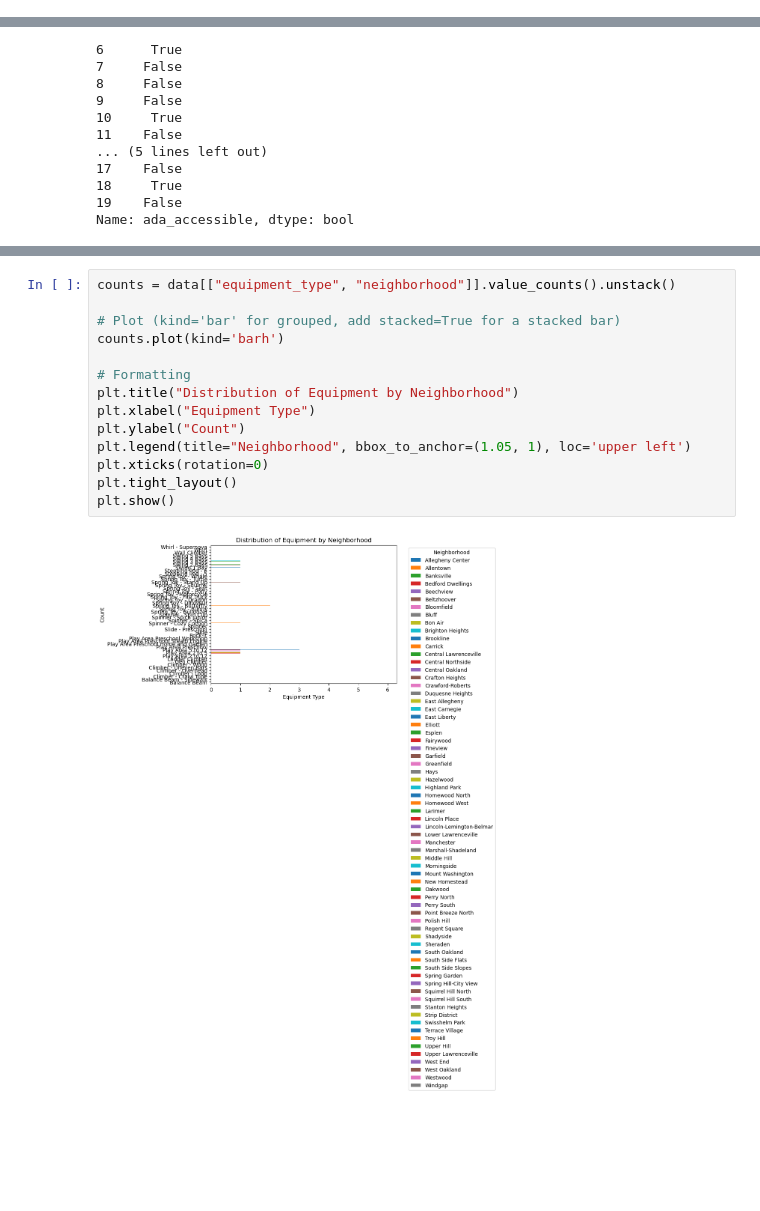
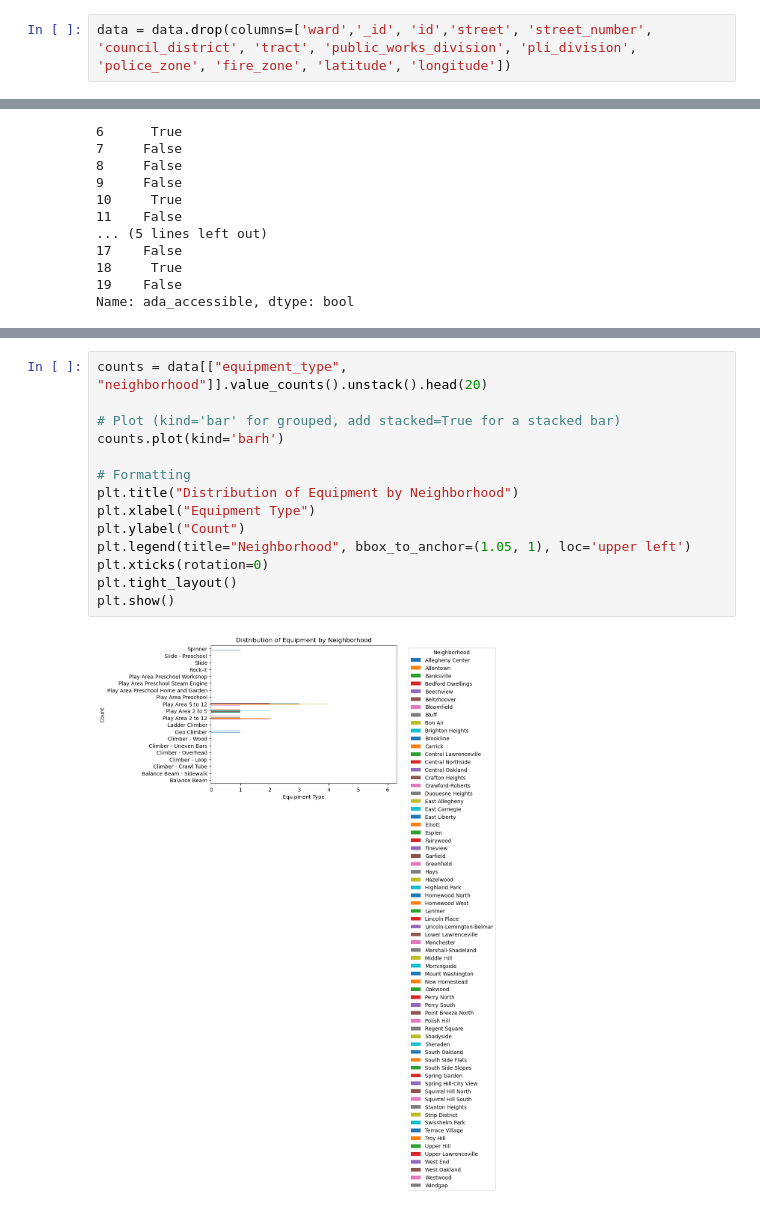
Before and after one commit to worldofrs/BigIdeas-best-PGH-neighborhoods, a Jupyter notebook: RS-playground-equipment-eda.ipynb, the cells around one changed output, grey strips where cells are left out. Cells and saved outputs as stored; diff of their text form; blank space fills up the shorter version.

```diff
--- a/RS-playground-equipment-eda.ipynb
+++ b/RS-playground-equipment-eda.ipynb
@@ -26,6 +26,8 @@ data.sample(10)
 data.shape
 # %% [output]
 (445, 19)
+# %%
+data = data.drop(columns=['ward','_id', 'id','street', 'street_number', 'council_district', 'tract', 'public_works_division', 'pli_division', 'police_zone', 'fire_zone', 'latitude', 'longitude'])
 # %%
 data.isnull().sum()
 # %% [output]
@@ -138,21 +135,21 @@ Play Area 2 to 12  Fineview                    1
                    Lincoln-Lemington-Belmar    1
 Name: count, Length: 317, dtype: int64
 # %%
-counts = data[["equipment_type", "neighborhood"]].value_counts().unstack()
+counts = data[["equipment_type", "neighborhood"]].value_counts().unstack().head(20)
 
 # Plot (kind='bar' for grouped, add stacked=True for a stacked bar)
 counts.plot(kind='barh')
 
 # Formatting
 plt.title("Distribution of Equipment by Neighborhood")
 plt.xlabel("Equipment Type")
 plt.ylabel("Count")
 plt.legend(title="Neighborhood", bbox_to_anchor=(1.05, 1), loc='upper left')
 plt.xticks(rotation=0)
 plt.tight_layout()
 plt.show()
 # %% [output]
-[figure, old version]
+[figure, new version]
 # %%
 data["safety_surface_type"].unique
 # %% [output]
```
Also changed, not shown: parts of 18 cells of this notebook.
